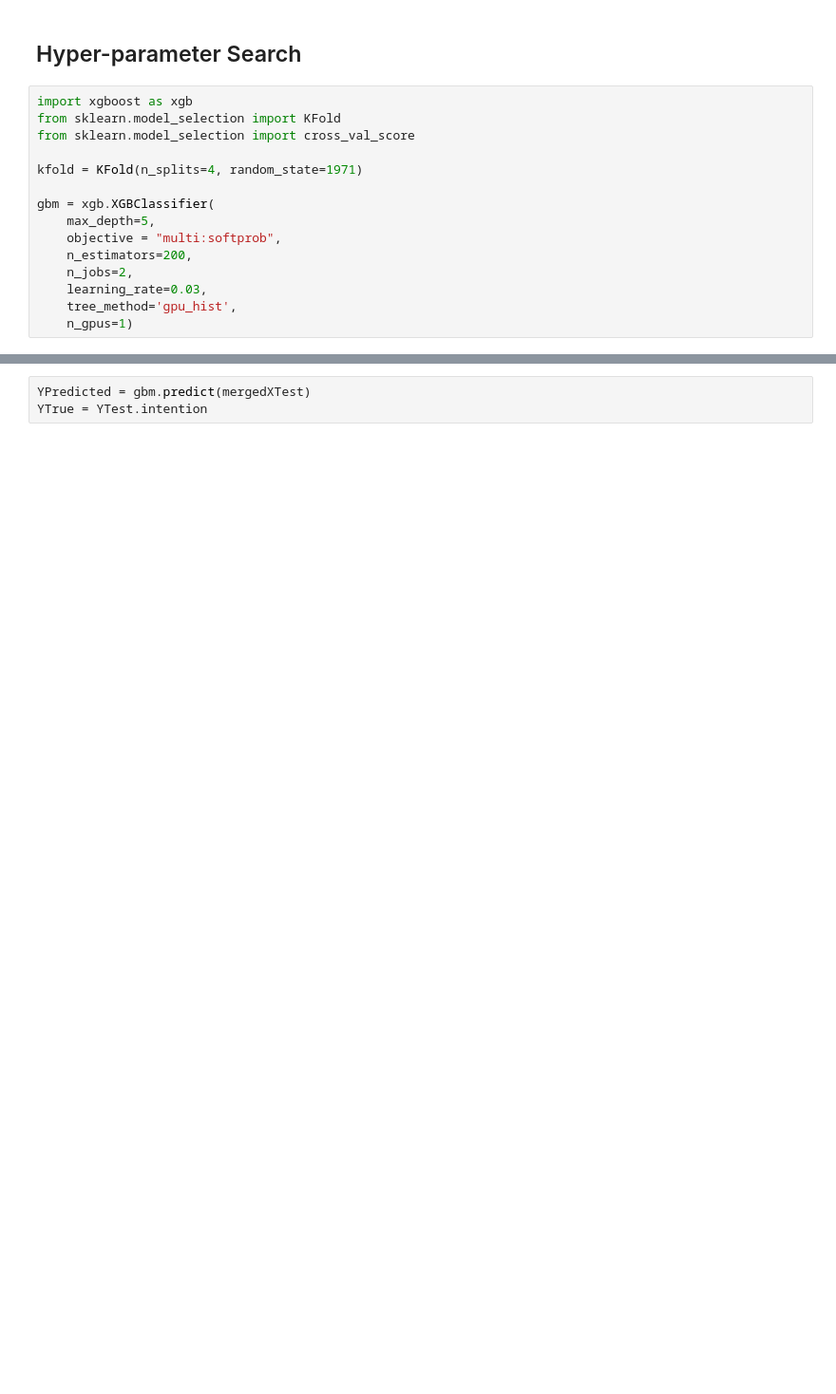
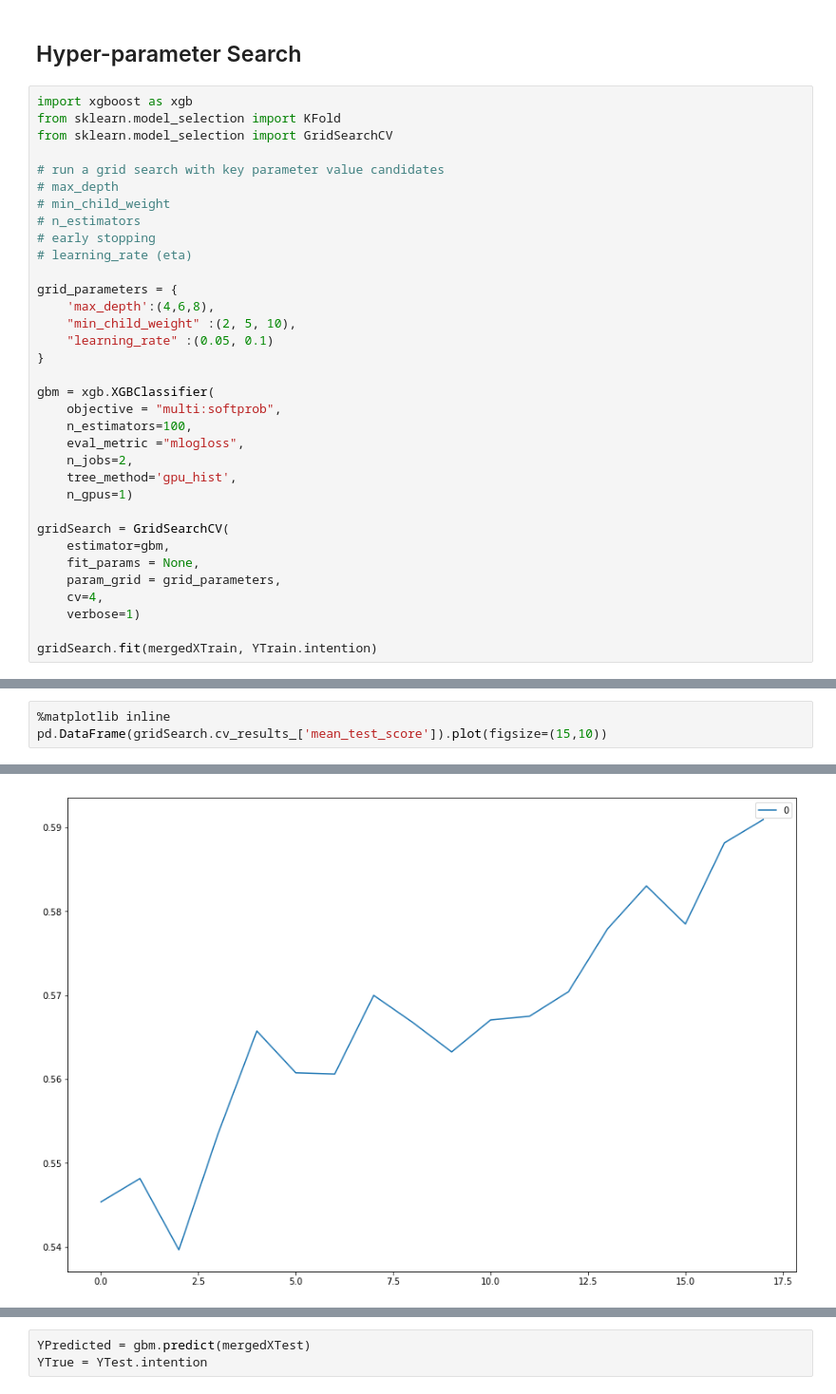
Before and after one commit to jhuu32/CES, a Jupyter notebook: notebooks/gradient_boosting/gradient_boosting_classifier.ipynb, the cells around one changed output, grey strips where cells are left out. Shown: that part at 95% size. Cells and saved outputs as stored; diff of their text form; blank space fills up the shorter version.

```diff
--- a/notebooks/gradient_boosting/gradient_boosting_classifier.ipynb
+++ b/notebooks/gradient_boosting/gradient_boosting_classifier.ipynb
@@ -49,15 +54,34 @@ mergedXTrain.head(5)
 # %%
 import xgboost as xgb
 from sklearn.model_selection import KFold
-from sklearn.model_selection import cross_val_score
+from sklearn.model_selection import GridSearchCV
 
-kfold = KFold(n_splits=4, random_state=1971)
+# run a grid search with key parameter value candidates
+# max_depth
+# min_child_weight
+# n_estimators
+# early stopping
+# learning_rate (eta)
+
+grid_parameters = {
+    'max_depth':(4,6,8),
+    "min_child_weight" :(2, 5, 10),
+    "learning_rate" :(0.05, 0.1)
+}
 
 gbm = xgb.XGBClassifier(
-    max_depth=5,
     objective = "multi:softprob",
-    n_estimators=200,
+    n_estimators=100,
+    eval_metric ="mlogloss",
     n_jobs=2,
-    learning_rate=0.03,
     tree_method='gpu_hist',
     n_gpus=1)
+
+gridSearch = GridSearchCV(
+    estimator=gbm,
+    fit_params = None,
+    param_grid = grid_parameters,
+    cv=4,
+    verbose=1)
+
+gridSearch.fit(mergedXTrain, YTrain.intention)
@@ -70,0 +95,4 @@ array([0.54907823, 0.56253114])
+# %%
+%matplotlib inline
+pd.DataFrame(gridSearch.cv_results_['mean_test_score']).plot(figsize=(15,10))
+# %% [output]
@@ -70,0 +100 @@ array([0.54907823, 0.56253114])
+[figure, added]
```
Also changed, not shown: parts of 18 cells of this notebook, 20 other files.
